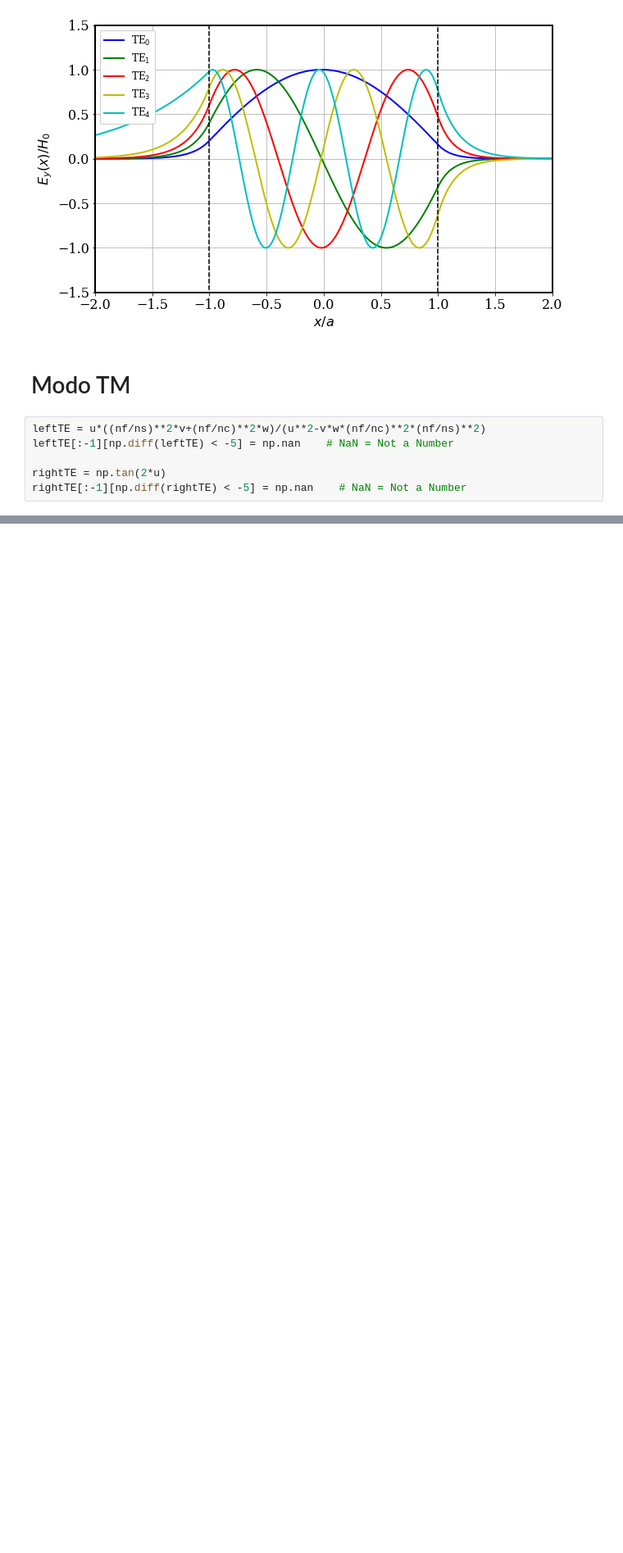
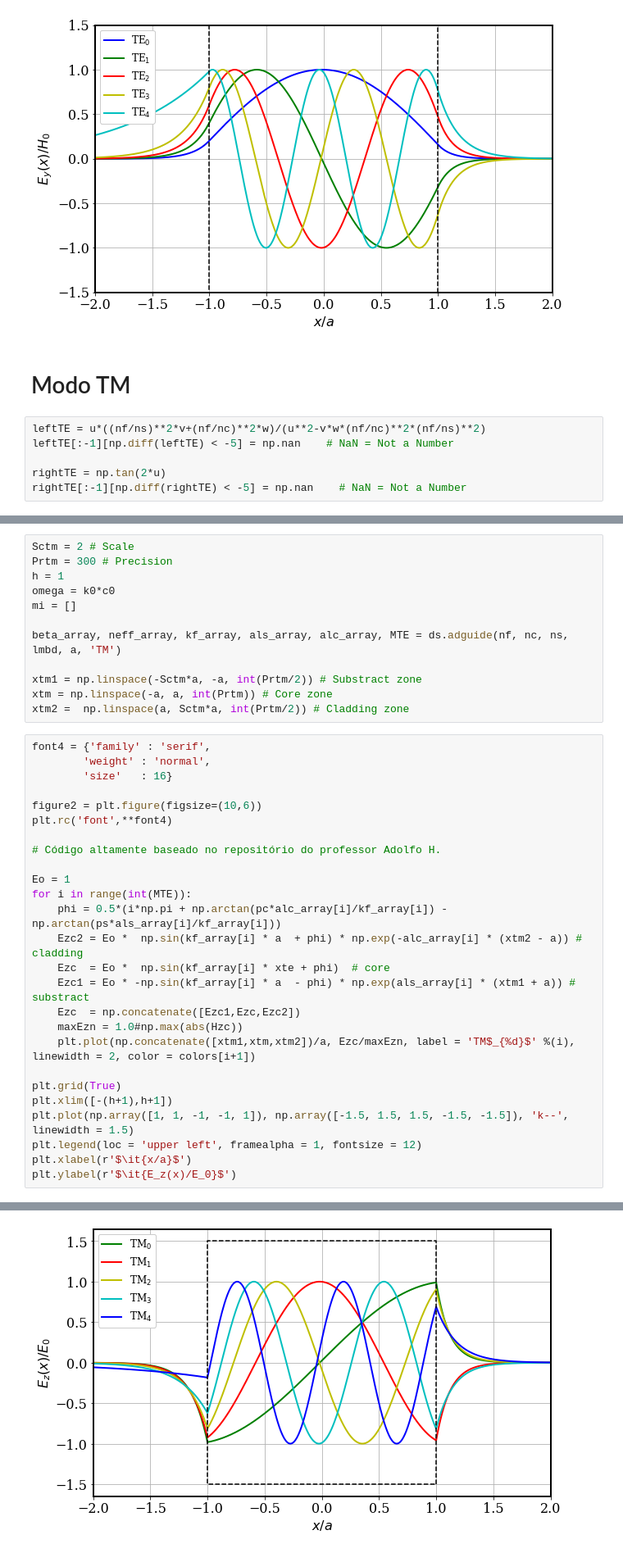
Before and after one commit to CaioRodrigues200/TEEE-2021.1, a Jupyter notebook: Subject Exercises/Exercício 02/Ex2.ipynb, the cells around one changed output, grey strips where cells are left out. Shown at 82% size. Drawn from its saved outputs; the diff is of its cells as text; blank space fills up the shorter version.

```diff
--- a/Subject Exercises/Exercício 02/Ex2.ipynb
+++ b/Subject Exercises/Exercício 02/Ex2.ipynb
@@ -245,0 +266,39 @@ ng  [1.4752495112239312, 1.519707948848528, 1.5275667713038303, 1.52766279991143
+# %%
+Sctm = 2 # Scale
+Prtm = 300 # Precision
+h = 1
+omega = k0*c0
+mi = []
+
+beta_array, neff_array, kf_array, als_array, alc_array, MTE = ds.adguide(nf, nc, ns, lmbd, a, 'TM')
+
+xtm1 = np.linspace(-Sctm*a, -a, int(Prtm/2)) # Substract zone
+xtm = np.linspace(-a, a, int(Prtm)) # Core zone
+xtm2 =  np.linspace(a, Sctm*a, int(Prtm/2)) # Cladding zone
+# %%
+font4 = {'family' : 'serif',
+        'weight' : 'normal',
+        'size'   : 16}
+
+figure2 = plt.figure(figsize=(10,6))
+plt.rc('font',**font4)
+
+# Código altamente baseado no repositório do professor Adolfo H.
+
+Eo = 1
+for i in range(int(MTE)):
+    phi = 0.5*(i*np.pi + np.arctan(pc*alc_array[i]/kf_array[i]) - np.arctan(ps*als_array[i]/kf_array[i]))
+    Ezc2 = Eo *  np.sin(kf_array[i] * a  + phi) * np.exp(-alc_array[i] * (xtm2 - a)) # cladding
+    Ezc  = Eo *  np.sin(kf_array[i] * xte + phi)  # core
+    Ezc1 = Eo * -np.sin(kf_array[i] * a  - phi) * np.exp(als_array[i] * (xtm1 + a)) # substract
+    Ezc  = np.concatenate([Ezc1,Ezc,Ezc2])
+    maxEzn = 1.0#np.max(abs(Hzc))
+    plt.plot(np.concatenate([xtm1,xtm,xtm2])/a, Ezc/maxEzn, label = 'TM$_{%d}$' %(i), linewidth = 2, color = colors[i+1])
+
+plt.grid(True)
+plt.xlim([-(h+1),h+1])
+plt.plot(np.array([1, 1, -1, -1, 1]), np.array([-1.5, 1.5, 1.5, -1.5, -1.5]), 'k--', linewidth = 1.5)
+plt.legend(loc = 'upper left', framealpha = 1, fontsize = 12)
+plt.xlabel(r'$\it{x/a}$')
+plt.ylabel(r'$\it{E_z(x)/E_0}$')
+# %% [output]
@@ -245,0 +306 @@ ng  [1.4752495112239312, 1.519707948848528, 1.5275667713038303, 1.52766279991143
+[figure, added]
```
Also changed, not shown: parts of 17 cells of this notebook, 1 other file.
